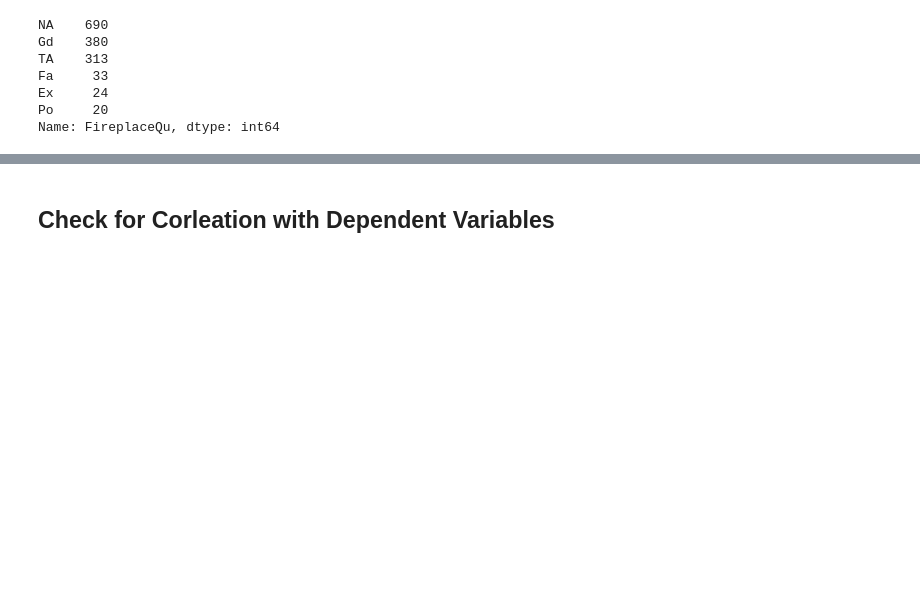
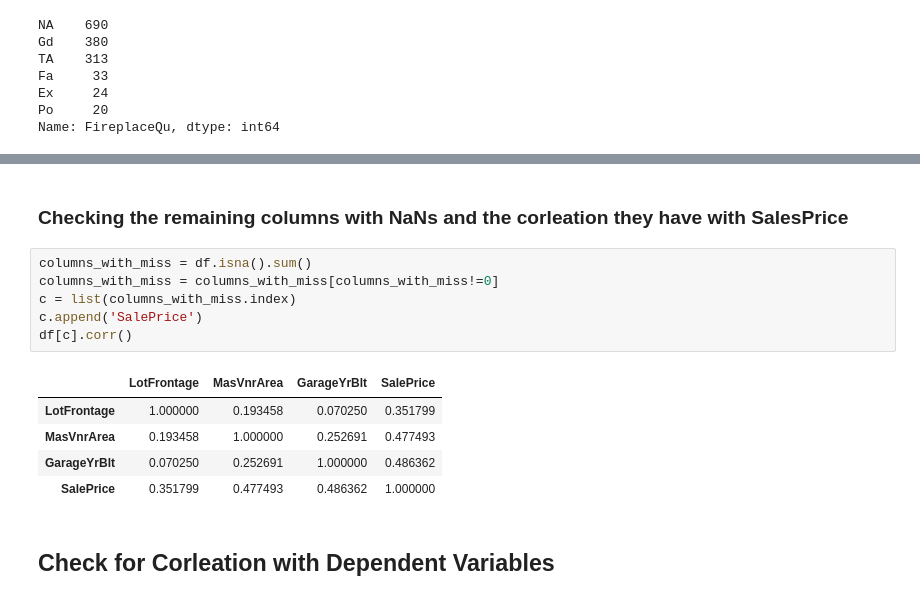
Before and after one commit to DrakeData/House_Price_EDA, a Jupyter notebook: MSDS422_Assignment1.ipynb, the cells around one changed output, grey strips where cells are left out. Cells and saved outputs as stored; diff of their text form; blank space fills up the shorter version.

```diff
--- a/MSDS422_Assignment1.ipynb
+++ b/MSDS422_Assignment1.ipynb
@@ -123,2 +171,16 @@ Name: FireplaceQu, dtype: int64
+# %% [markdown]
+### Checking the remaining columns with NaNs and the corleation they have with SalesPrice
+# %%
+columns_with_miss = df.isna().sum()
+columns_with_miss = columns_with_miss[columns_with_miss!=0]
+c = list(columns_with_miss.index)
+c.append('SalePrice')
+df[c].corr()
+# %% [output]
+|  | LotFrontage | MasVnrArea | GarageYrBlt | SalePrice |
+| LotFrontage | 1.000000 | 0.193458 | 0.070250 | 0.351799 |
+| MasVnrArea | 0.193458 | 1.000000 | 0.252691 | 0.477493 |
+| GarageYrBlt | 0.070250 | 0.252691 | 1.000000 | 0.486362 |
+| SalePrice | 0.351799 | 0.477493 | 0.486362 | 1.000000 |
 # %% [markdown]
 ## Check for Corleation with Dependent Variables
```
Also changed, not shown: parts of 14 cells of this notebook.
